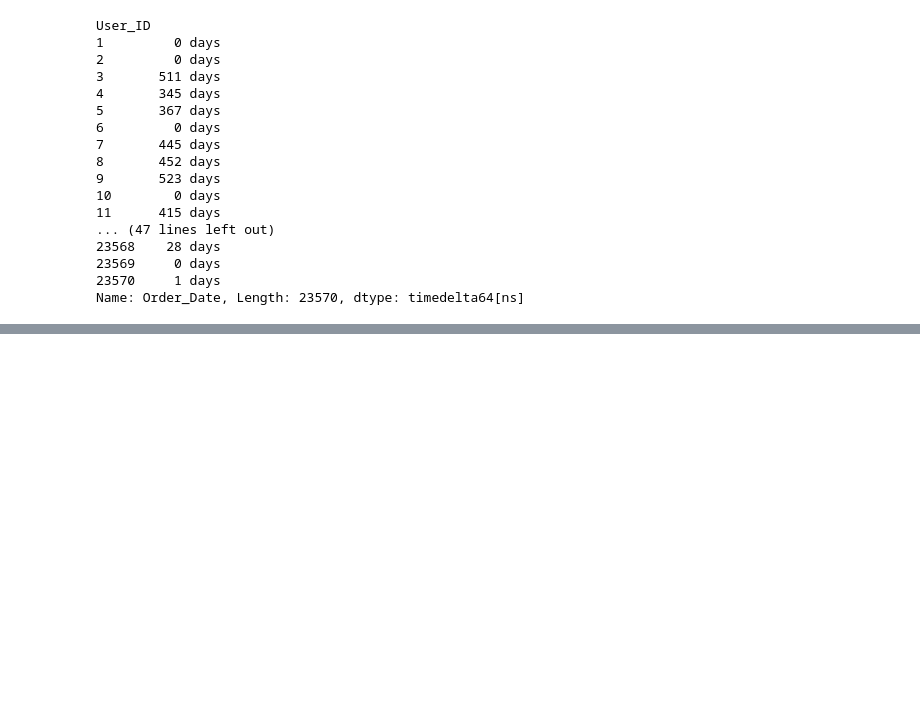
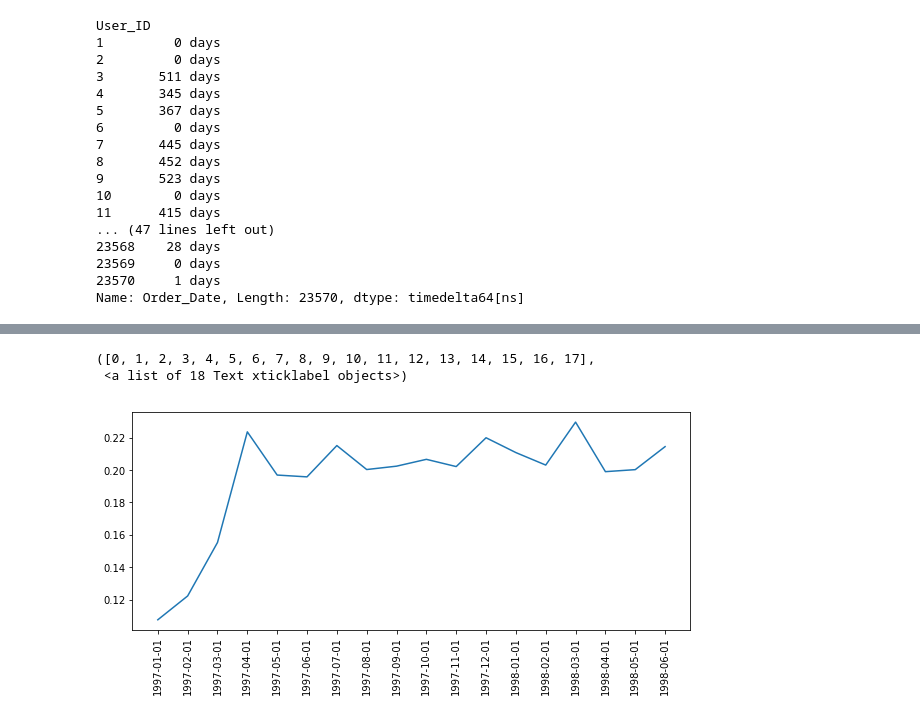
Before and after one commit to ldsfcj/learngit, a Jupyter notebook: Analysis of Customers' Behavior.ipynb, the cells around one changed output, grey strips where cells are left out. Drawn from its saved outputs; the diff is of its cells as text; code cells hidden in the pictures; blank space fills up the shorter version.

```diff
--- a/Analysis of Customers' Behavior.ipynb
+++ b/Analysis of Customers' Behavior.ipynb
@@ -325,0 +320,6 @@ df1 = df.drop([x['Order_Date'] for x in min_index],axis=0)
+# %%
+#各用户各月复购率
+pivoted_counts=df.pivot_table(index='User_ID',columns='Month',values='Order_DT',aggfunc='count').fillna(0)
+columns_month=df.Month.sort_values().astype('str').unique()
+pivoted_counts.columns=columns_month
+pivoted_counts.head()
@@ -325,0 +334,3 @@ df1 = df.drop([x['Order_Date'] for x in min_index],axis=0)
+# %%
+pivoted_counts_reorder=pivoted_counts.applymap(lambda x:1 if x>1 else np.NaN if x==0 else 0)#统计消费用户是否复购
+pivoted_counts_reorder.head()
@@ -325,0 +345,9 @@ df1 = df.drop([x['Order_Date'] for x in min_index],axis=0)
+# %%
+month_counts_reorder_rate=pd.DataFrame(pivoted_counts_reorder.sum()/pivoted_counts_reorder.count())#计算复购率
+plt.figure(figsize=(10,4))
+plt.plot(month_counts_reorder_rate)
+plt.xticks(rotation=90)
+# %% [output]
+([0, 1, 2, 3, 4, 5, 6, 7, 8, 9, 10, 11, 12, 13, 14, 15, 16, 17],
+ <a list of 18 Text xticklabel objects>)
+[figure, added]
```
Also changed, not shown: parts of 7 cells of this notebook.
